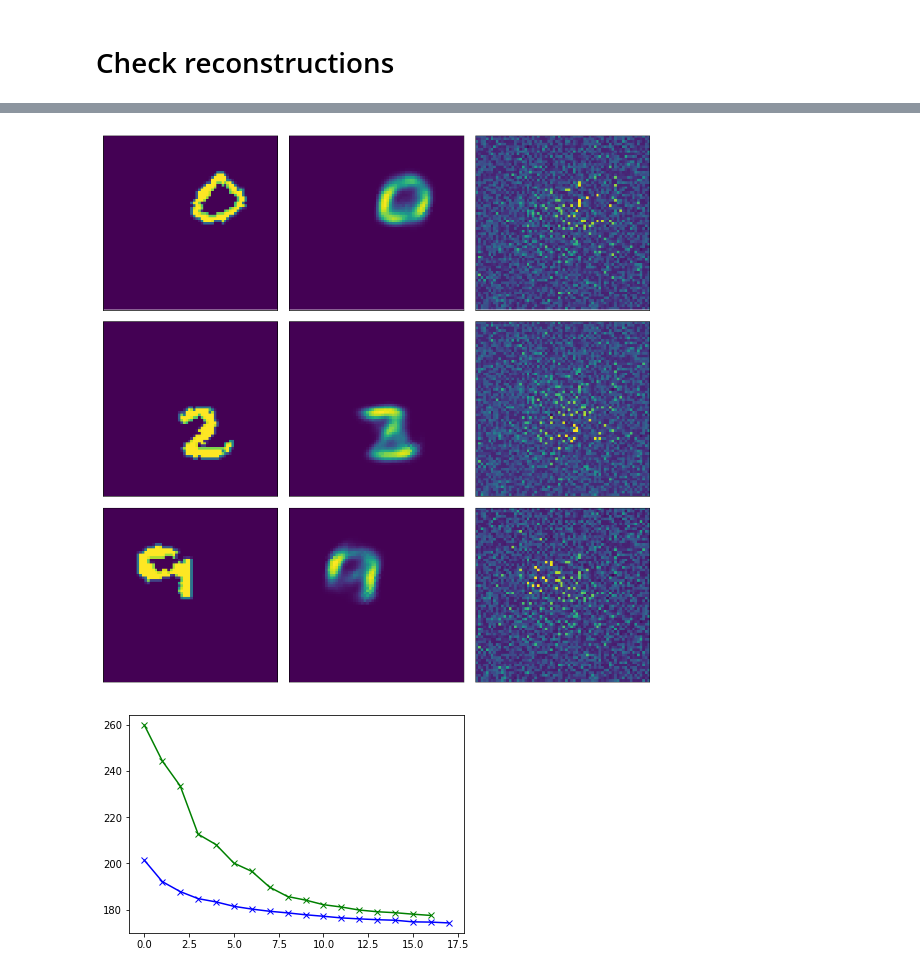
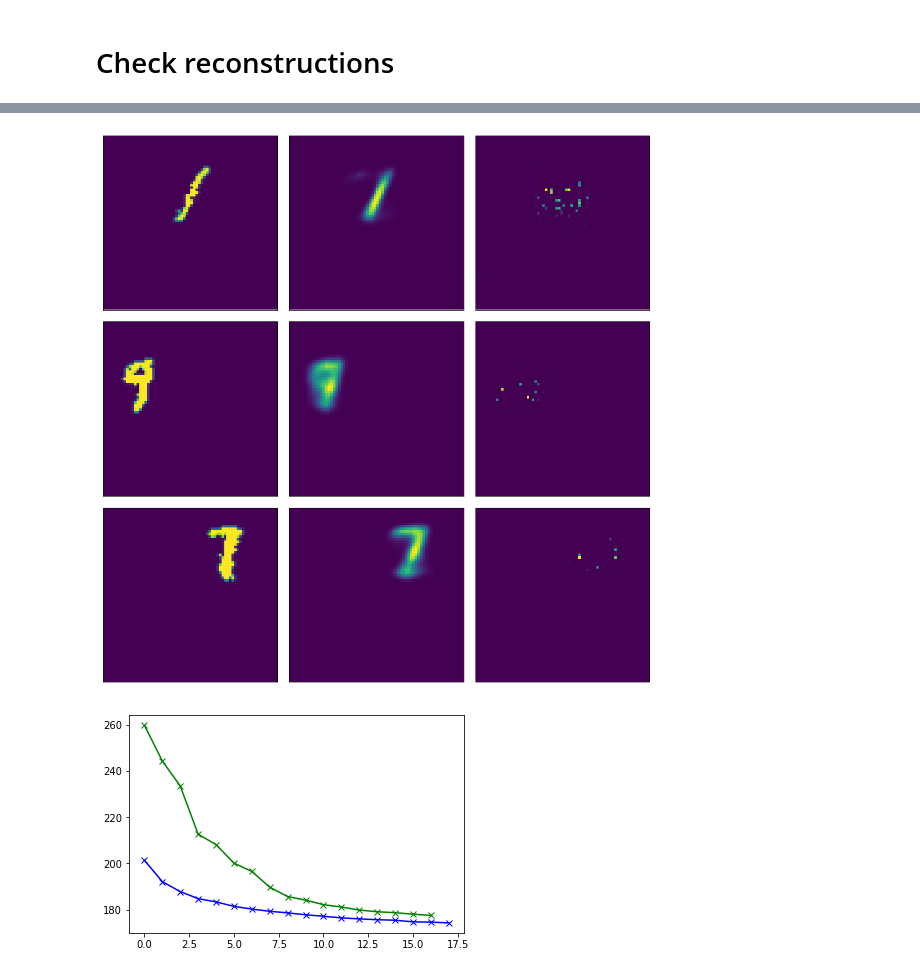
Before and after one commit to Runjing-Liu120/RaoBlackwellizedSGD, a Jupyter notebook: experiments/moving_mnist/MovingMnist_results.ipynb, the cells around one changed output, grey strips where cells are left out. Drawn from its saved outputs; the diff is of its cells as text; code cells hidden in the pictures.

Commit message:
plots

```diff
--- a/experiments/moving_mnist/MovingMnist_results.ipynb
+++ b/experiments/moving_mnist/MovingMnist_results.ipynb
@@ -26,6 +26,9 @@ import sys
 sys.path.insert(0, '../../../rb_utils/')
 sys.path.insert(0, '../../rb_utils/')
 import common_utils
+# %%
+np.random.seed(43534)
+_ = torch.manual_seed(901)
 # %% [markdown]
 # Load data
 # %%
@@ -182,34 +185,41 @@ for i in range(0, 10):
 # %%
 # figure for paper
 
-_, axarr = plt.subplots(3, 3, figsize=(12, 12))
+fig, axarr = plt.subplots(3, 3, figsize=(12, 12))
 
-which_indx = [0, 6, 9]
+which_indx = [0, 2, 4]
 for i in range(0, 3):
 
     # image and reconstruction
     axarr[i, 0].matshow(image[which_indx[i], 0, :, :])
     axarr[i, 0].get_xaxis().set_visible(False)
     axarr[i, 0].get_yaxis().set_visible(False)
 
     axarr[i, 1].matshow(recon_means[which_indx[i], 0, :, :].detach())
     axarr[i, 1].get_xaxis().set_visible(False)
     axarr[i, 1].get_yaxis().set_visible(False)
 
 
     # location distributions
-    axarr[i, 2].matshow(log_pixel_probs[which_indx[i], :].view(68, 68).detach())
+    foo = axarr[i, 2].matshow(np.exp(log_pixel_probs[which_indx[i], :].view(68, 68).detach()))
     axarr[i, 2].get_xaxis().set_visible(False)
     axarr[i, 2].get_yaxis().set_visible(False)
+
+
+# fig.colorbar(foo, ax=axarr[0, 2])
+# fig.colorbar(foo, ax=axarr[1, 2])
+# fig.colorbar(foo, ax=axarr[2, 2])
 
 
     # map location
 #     loc_plots[i, 0, map_pixel_2d[i, 1], map_pixel_2d[i, 0]] = 1
 #     axarr[3].matshow(loc_plots[i, 0, :, :])
 
 plt.tight_layout()
+
+fig.savefig('../icml_figures/moving_mnist_reconstructions.png')
 # %% [output]
-[figure, old version]
+[figure, new version]
 # %%
 batch_losses_rb = np.load('./mnist_vae_results/moving_mnist_vae_topk5_batch_losses.npy')
 # %%
```
Also changed, not shown: parts of 3 cells of this notebook, 5 other files.
